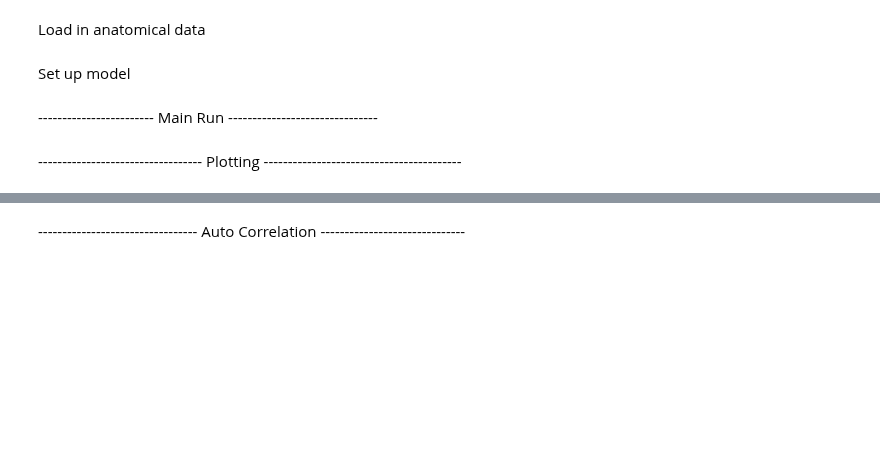
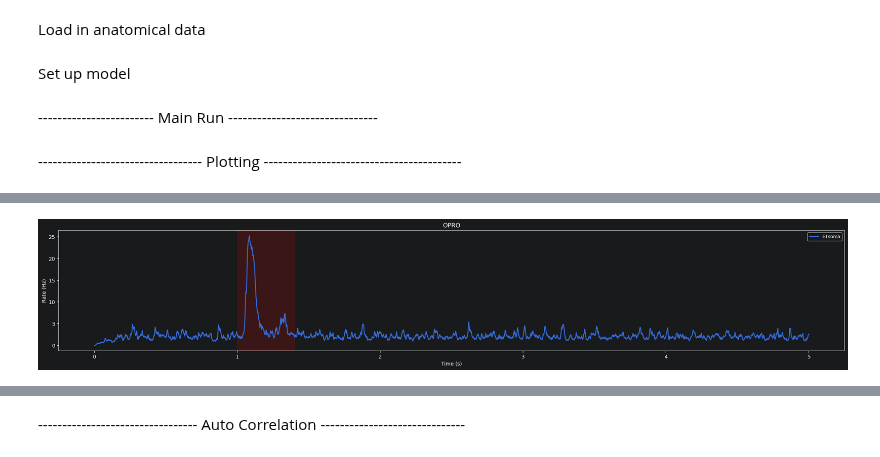
Before and after one commit to GKDavidson1/serotonin, a Jupyter notebook: RwB with multiple stim.ipynb, the cells around one changed output, grey strips where cells are left out. Drawn from its saved outputs; the diff is of its cells as text; code cells hidden in the pictures; blank space fills up the shorter version.

```diff
--- a/RwB with multiple stim.ipynb
+++ b/RwB with multiple stim.ipynb
@@ -812,3 +898,19 @@ plt.show()
+# %%
+fig, ax = plot_one_area_wide(
+    R,
+    area_names=area_list_SLN,
+    pops=pops,
+    pops_to_show=['E1soma'],
+    area='OPRO',
+    dt=PARAMS['dt'],
+    t_start=0.0,
+    t_end=5.0,
+    stim_on=PARAMS['stim_on'],
+    stim_off=PARAMS['stim_off'],
+    figsize=(22, 4),
+)
+# %% [output]
+[figure, added]
 # %%
 print(np.mean(R[:,:,0], axis= 0))
 # %% [output]
```
Also changed, not shown: parts of 10 cells of this notebook, 21 other files.
